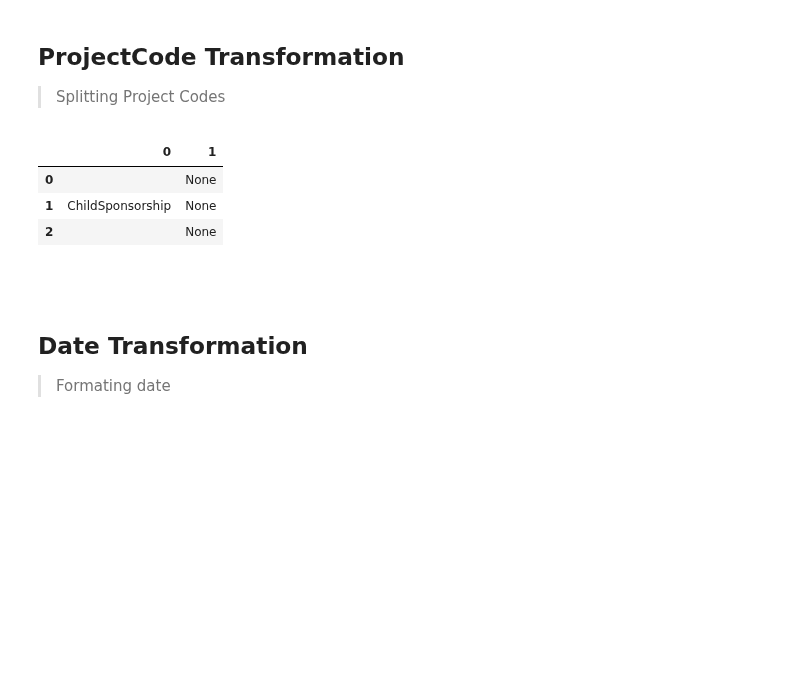
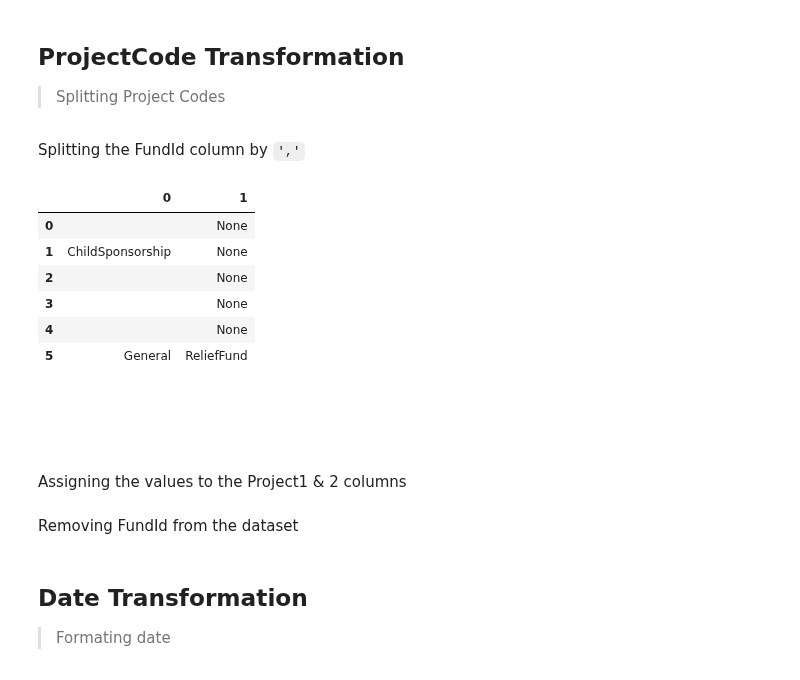
Before and after one commit to LearnThinkCreate/virtuous_interview, a Jupyter notebook: 00_Setup.ipynb, the cells around one changed output. Drawn from its saved outputs; the diff is of its cells as text; code cells hidden in the pictures; blank space fills up the shorter version.

```diff
--- a/00_Setup.ipynb
+++ b/00_Setup.ipynb
@@ -362,21 +436,32 @@ contacts['ContactName'] = contacts.apply(set_contact_name, axis=1)
 # %% [markdown]
 ## ProjectCode Transformation
 >Splitting Project Codes
+# %% [markdown]
+Splitting the FundId column by `','`
 # %%
 #| exports
 project_codes = gifts.FundId.str.split(', ', expand=True)
 # %%
-project_codes.head(3)
+project_codes.head(6)
 # %% [output]
 |  | 0 | 1 |
 | 0 |  | None |
 | 1 | ChildSponsorship | None |
 | 2 |  | None |
+| 3 |  | None |
+| 4 |  | None |
+| 5 | General | ReliefFund |
 # %% [markdown]
 <br>
+# %% [markdown]
+<br>
+# %% [markdown]
+Assigning the values to the Project1 & 2 columns
 # %%
 #| exports
 gifts[['Project1Code', 'Project2Code']] = project_codes
+# %% [markdown]
+Removing FundId from the dataset
 # %%
 #| exports
 gifts = gifts.loc[:, gifts.columns.drop('FundId')].copy()
```
Also changed, not shown: parts of 56 cells of this notebook, 4 other files.
